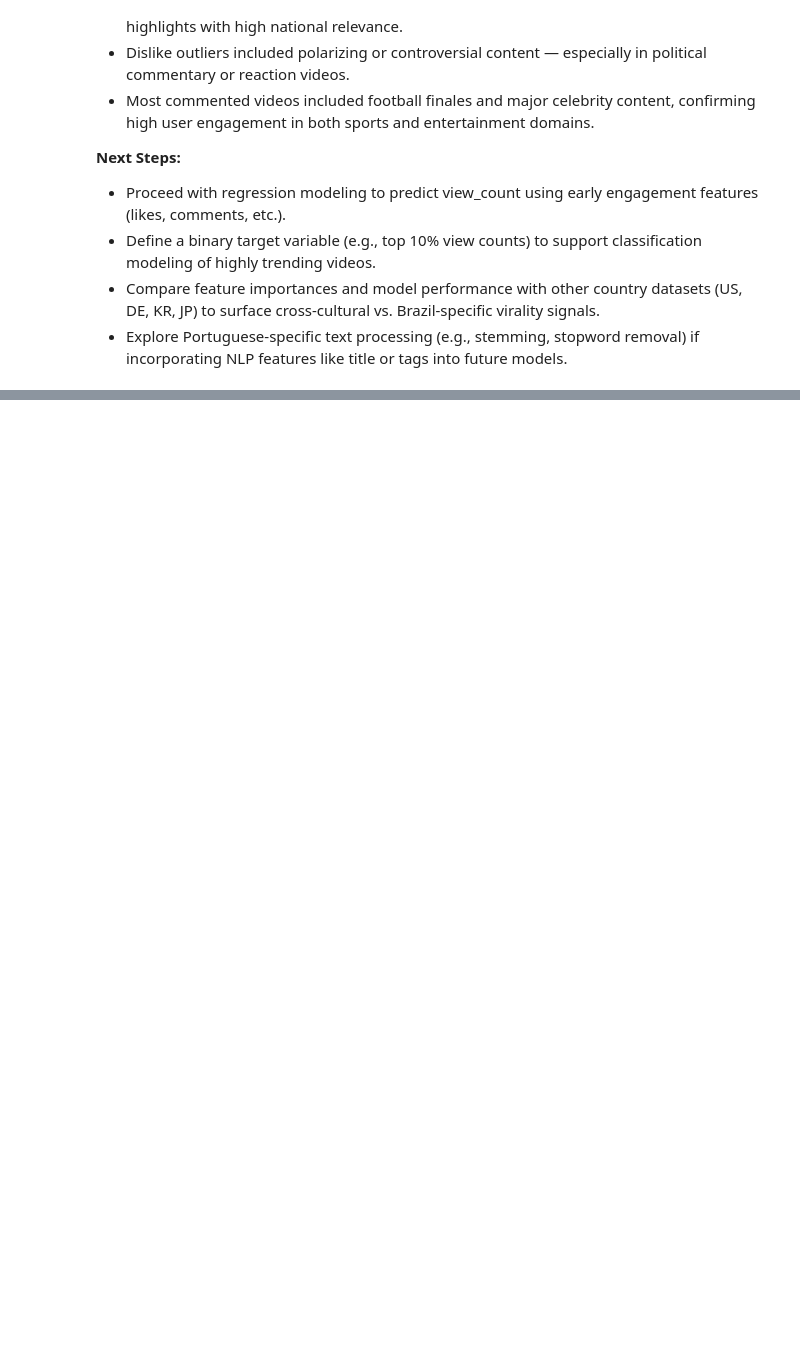
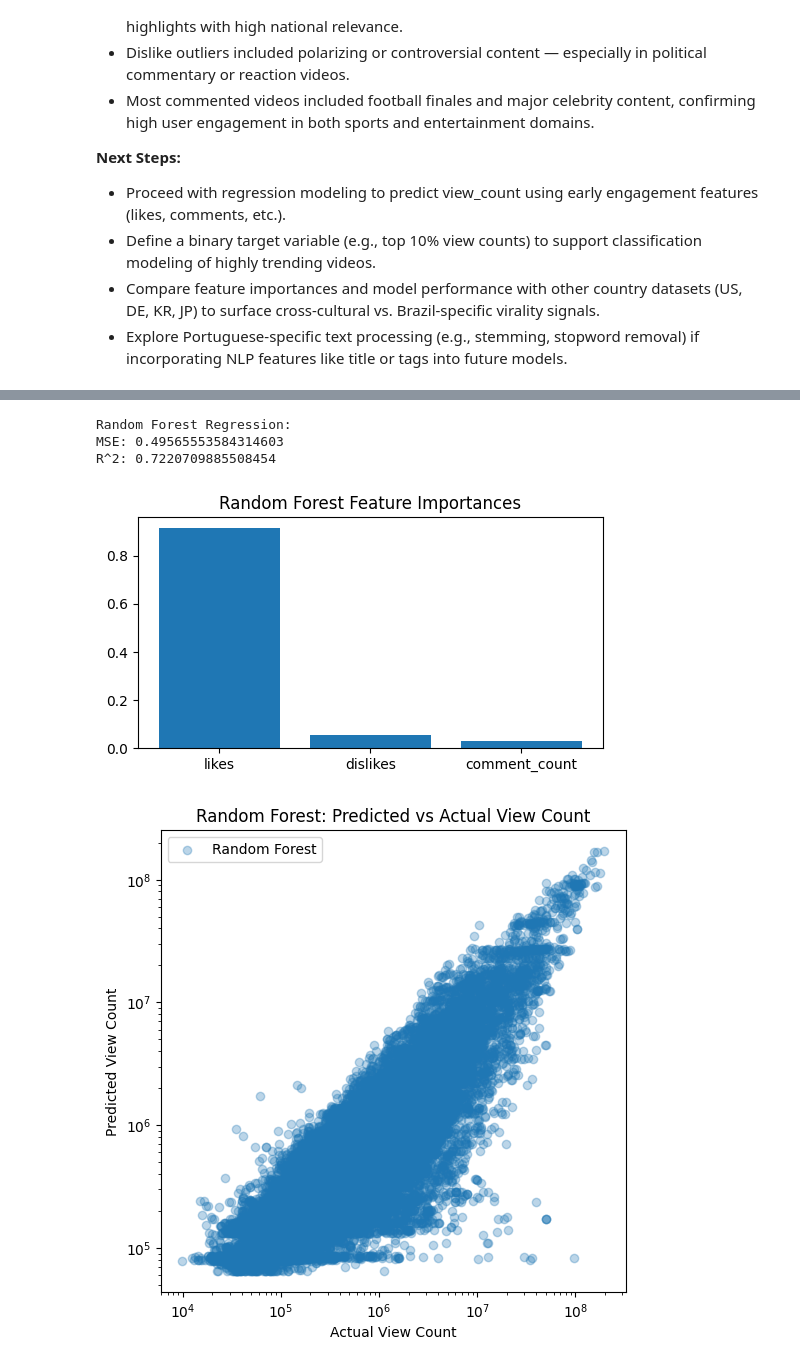
Before and after one commit to nancy1404/youtube-trending-analysis, a Jupyter notebook: notebooks/BR_Notebook.ipynb, the cells around one changed output, grey strips where cells are left out. Cells and saved outputs as stored; diff of their text form; code cells hidden in the pictures; blank space fills up the shorter version.

```diff
--- a/notebooks/BR_Notebook.ipynb
+++ b/notebooks/BR_Notebook.ipynb
@@ -357,0 +458,39 @@ Based on the EDA performed on the BR (Brazil) YouTube Trending dataset, here are
+# %%
+# Random Forest Regression on cleaned data (predicting log-transformed view count)
+from sklearn.ensemble import RandomForestRegressor
+from sklearn.metrics import mean_squared_error, r2_score
+import matplotlib.pyplot as plt
+import numpy as np
+
+# Use the already prepared X_train, X_test, y_train, y_test (from previous steps)
+rf = RandomForestRegressor(n_estimators=100, max_depth=8, random_state=42, n_jobs=-1)
+rf.fit(X_train, y_train)
+y_pred_rf = rf.predict(X_test)
+
+# Print metrics
+print('Random Forest Regression:')
+print('MSE:', mean_squared_error(y_test, y_pred_rf))
+print('R^2:', r2_score(y_test, y_pred_rf))
+
+# Feature importance plot
+plt.figure(figsize=(6,3))
+plt.bar(X_train.columns, rf.feature_importances_)
+plt.title('Random Forest Feature Importances')
+plt.show()
+
+# Visualize predictions vs actual
+plt.figure(figsize=(6,6))
+plt.scatter(np.expm1(y_test), np.expm1(y_pred_rf), alpha=0.3, label='Random Forest')
+plt.xlabel('Actual View Count')
+plt.ylabel('Predicted View Count')
+plt.legend()
+plt.title('Random Forest: Predicted vs Actual View Count')
+plt.xscale('log')
+plt.yscale('log')
+plt.show()
+# %% [output]
+Random Forest Regression:
+MSE: 0.49565553584314603
+R^2: 0.7220709885508454
+[figure, added]
+[figure, added]
```
Also changed, not shown: parts of 7 cells of this notebook.
